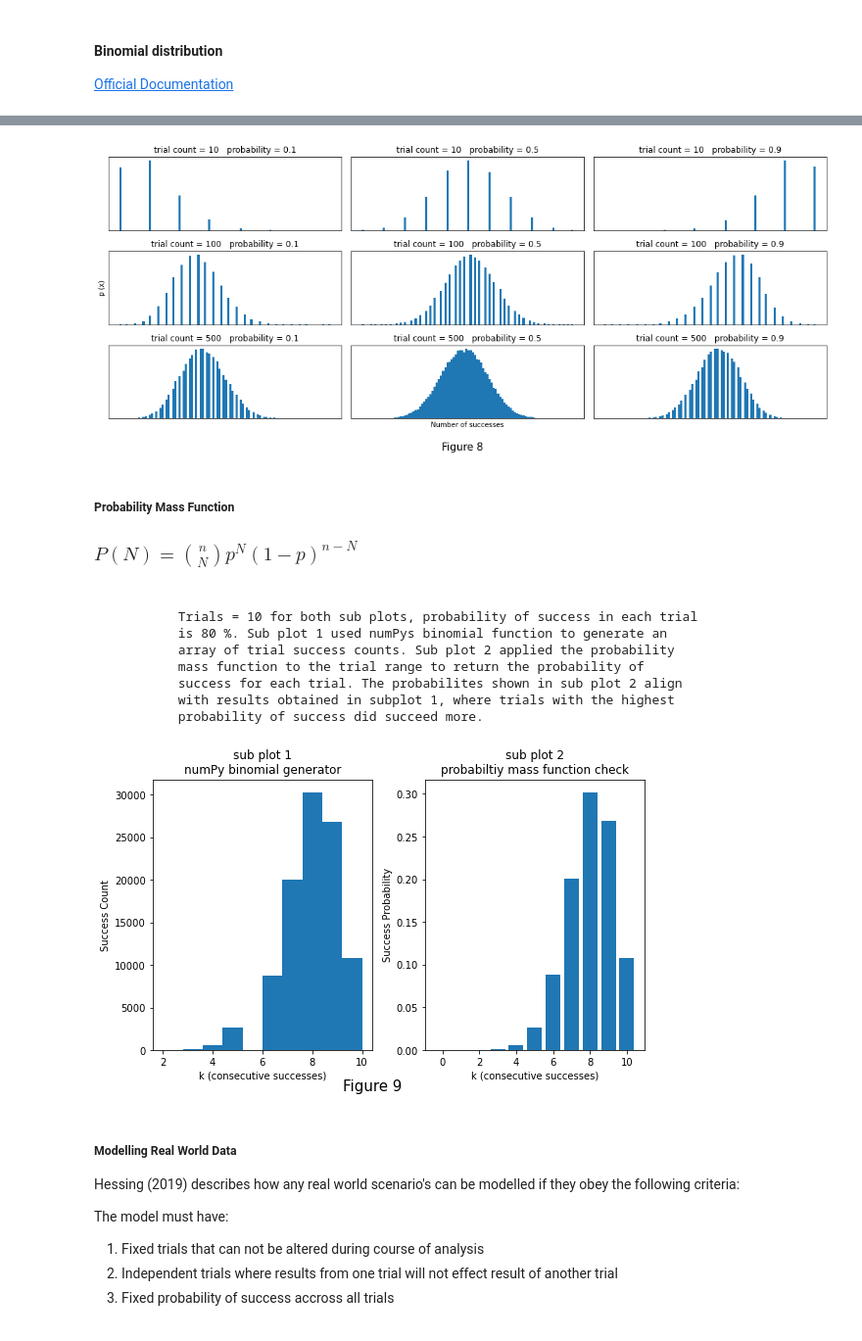
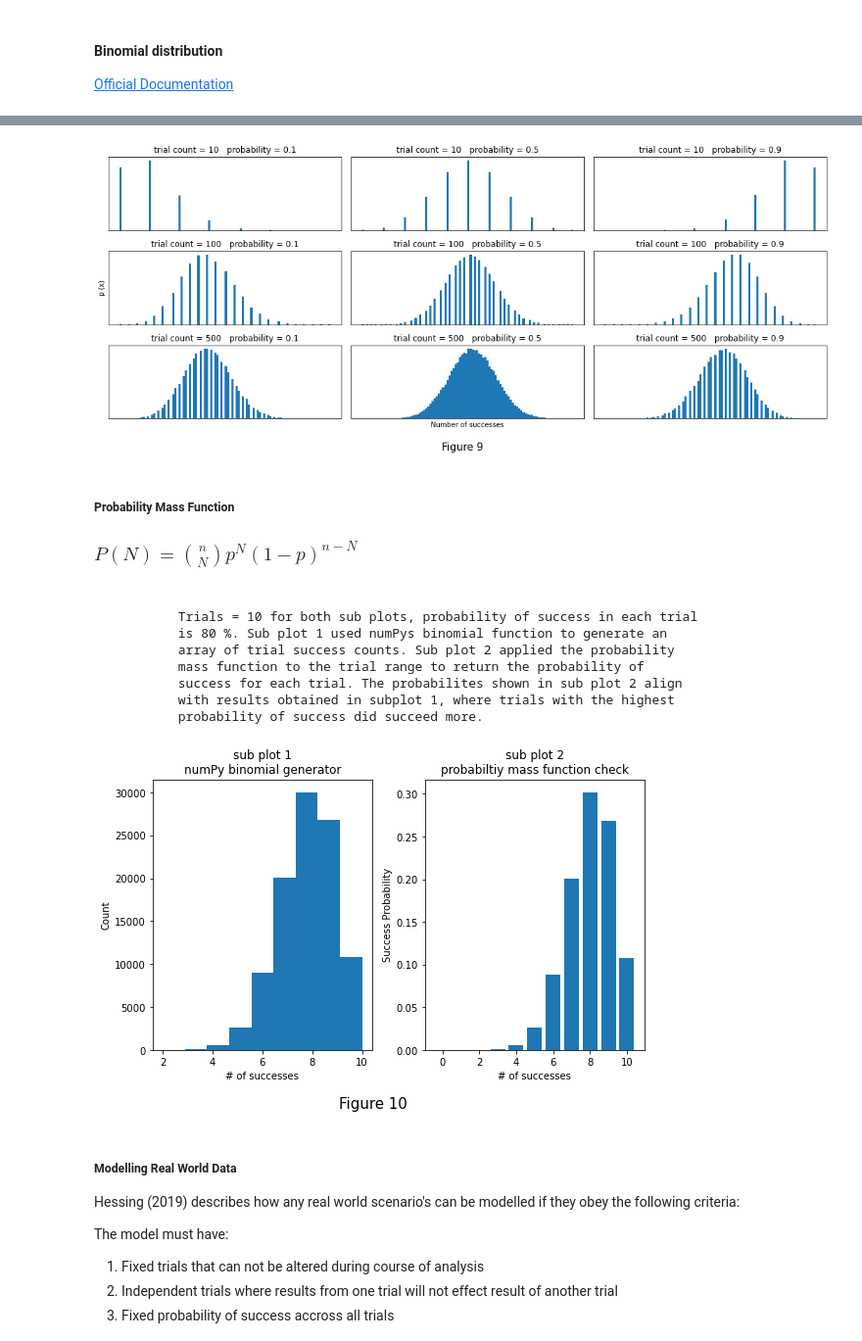
Before and after one commit to CiaranMoran27/numpy.random, a Jupyter notebook: numpy-random.ipynb, the cells around one changed output, grey strips where cells are left out. Shown at 98% size. Cells and saved outputs as stored; diff of their text form; code cells hidden in the pictures.

```diff
--- a/numpy-random.ipynb
+++ b/numpy-random.ipynb
@@ -573,7 +593,7 @@ def plot_binomial_array(subplot_ref, trial_num, p):
     axs[subplot_ref].set_yticks([])
 
 Fig, axs = plt.subplots(3, 3, sharex = False, sharey = False, figsize = (15, 6))
-plt.figtext(0.5, -0.05, 'Figure 8', wrap = True, horizontalalignment = 'center', fontsize = 15)
+plt.figtext(0.5, - 0.05, 'Figure 9', wrap = True, horizontalalignment = 'center', fontsize = 15)
 axs[2, 1].set_xlabel('Number of successes')
 axs[1, 0].set_ylabel('p (x)')
 
@@ -591,7 +611,7 @@ plot_binomial_array((2, 2), trial_num = 500, p = 0.9)
 
 plt.tight_layout()
 # %% [output]
-[figure, old version]
+[figure, new version]
 # %% [markdown]
 ##### Probability Mass Function
 <h3>$P(N)={n \choose N}{p^N}{(1-p)}^{n-N}$ <h3>
@@ -613,39 +633,39 @@ prob = lambda x:binom.pmf(x, trial_num, p)                        # define lamda
 p_check_table['prob'] = p_check_table['successes'].apply(prob)    # apply pmf to successes column
 # %%
 fig, (ax1, ax2) = plt.subplots(1, 2, figsize = (8, 5))
-plt.figtext(0.5, 0, 'Figure 9', wrap = True, horizontalalignment = 'center', fontsize = 15);
+plt.figtext(0.5, -0.05, 'Figure 10', wrap = True, horizontalalignment = 'center', fontsize = 15);
 
-ax1.hist(binom_array, bins = 10)
+ax1.hist(binom_array, bins = 9)
 ax2.bar(p_check_table['successes'], p_check_table['prob'])
 
 ax1.set_title('sub plot 1\nnumPy binomial generator')
-ax1.set_xlabel('k (consecutive successes)')
-ax1.set_ylabel('Success Count')
+ax1.set_xlabel('# of successes')
+ax1.set_ylabel('Count')
 
 ax2.set_title('sub plot 2\nprobabiltiy mass function check')
-ax2.set_xlabel('k (consecutive successes)')
+ax2.set_xlabel('# of successes')
 ax2.set_ylabel('Success Probability')
 plt.tight_layout()
 
 
 # description for plot
-string_spacer = [' ' * 11 for i in range(12)]
+string_spacer = [' ' * 11 for i in range(8)]
 print('\n{}Trials = 10 for both sub plots, probability of success in each trial\n\
 {}is 80 %. Sub plot 1 used numPys binomial function to generate an\n\
 {}array of trial success counts. Sub plot 2 applied the probability\n\
 {}mass function to the trial range to return the probability of\n\
 {}success for each trial. The probabilites shown in sub plot 2 align\n\
 {}with results obtained in subplot 1, where trials with the highest\n\
 {}probability of success did succeed more.\n'.format(*string_spacer))
 # %% [output]
            Trials = 10 for both sub plots, probability of success in each trial
            is 80 %. Sub plot 1 used numPys binomial function to generate an
            array of trial success counts. Sub plot 2 applied the probability
            mass function to the trial range to return the probability of
            success for each trial. The probabilites shown in sub plot 2 align
            with results obtained in subplot 1, where trials with the highest
            probability of success did succeed more.
-[figure, old version]
+[figure, new version]
 # %% [markdown]
 
 ##### Modelling Real World Data
```
Also changed, not shown: parts of 43 cells of this notebook.
